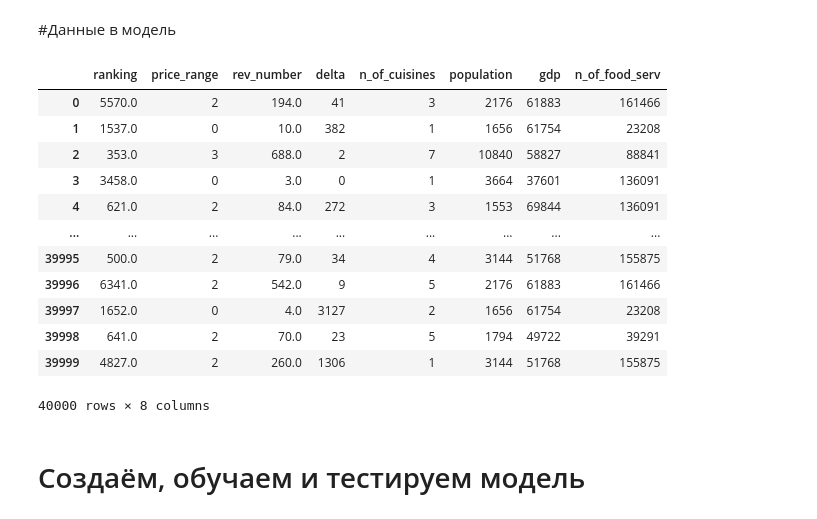
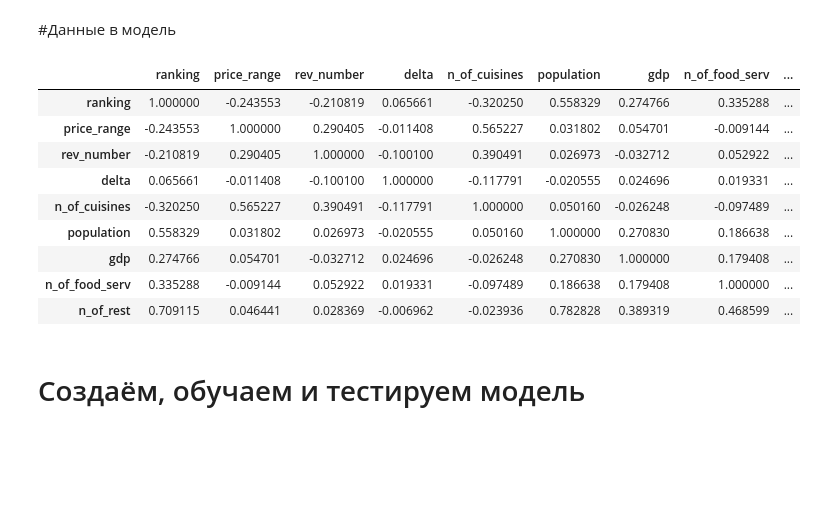
Before and after one commit to akitim/SkillFactory_projects, a Jupyter notebook: Проект_3_О_вкусной_и_здоровой_пище.ipynb, the cells around one changed output. Saved outputs shown, nothing was run; the diff lists cells and outputs as text; code cells hidden in the pictures; blank space fills up the shorter version.

```diff
--- a/Проект_3_О_вкусной_и_здоровой_пище.ipynb
+++ b/Проект_3_О_вкусной_и_здоровой_пище.ipynb
@@ -153,6 +153,9 @@ n_of_food_serv = {
 }
 rest.loc[:, 'n_of_food_serv'] = rest.loc[:, 'city'].apply(lambda city: n_of_food_serv[city])
 
+n_of_rest = rest.loc[:, 'city'].value_counts()
+rest.loc[:, 'n_of_rest'] = rest.loc[:, 'city'].apply(lambda city: n_of_rest[city])
+
 #получаем dummies из столбца cuisine и  прикрепляем его к осн. датафрейму
 # rest = pd.concat([
 #          rest,
@@ -367,22 +370,19 @@ ValueError: ignored
 # %%
 # rest_m = rest.loc[:, ['ranking', 'rev_number', 'n_of_cuisines', 'delta', 'population']]
 rest_m = rest.drop(['id', 'city', 'cuisine', 'rating',  'reviews'],
                    axis=1)
-rest_m
+rest_m.corr()
 # %% [output]
-|  | ranking | price_range | rev_number | delta | n_of_cuisines | population | gdp | n_of_food_serv |
-| 0 | 5570.0 | 2 | 194.0 | 41 | 3 | 2176 | 61883 | 161466 |
-| 1 | 1537.0 | 0 | 10.0 | 382 | 1 | 1656 | 61754 | 23208 |
-| 2 | 353.0 | 3 | 688.0 | 2 | 7 | 10840 | 58827 | 88841 |
-| 3 | 3458.0 | 0 | 3.0 | 0 | 1 | 3664 | 37601 | 136091 |
-| 4 | 621.0 | 2 | 84.0 | 272 | 3 | 1553 | 69844 | 136091 |
-| ... | ... | ... | ... | ... | ... | ... | ... | ... |
-| 39995 | 500.0 | 2 | 79.0 | 34 | 4 | 3144 | 51768 | 155875 |
-| 39996 | 6341.0 | 2 | 542.0 | 9 | 5 | 2176 | 61883 | 161466 |
-| 39997 | 1652.0 | 0 | 4.0 | 3127 | 2 | 1656 | 61754 | 23208 |
-| 39998 | 641.0 | 2 | 70.0 | 23 | 5 | 1794 | 49722 | 39291 |
-| 39999 | 4827.0 | 2 | 260.0 | 1306 | 1 | 3144 | 51768 | 155875 |
+|  | ranking | price_range | rev_number | delta | n_of_cuisines | population | gdp | n_of_food_serv | ... |
+| ranking | 1.000000 | -0.243553 | -0.210819 | 0.065661 | -0.320250 | 0.558329 | 0.274766 | 0.335288 | ... |
+| price_range | -0.243553 | 1.000000 | 0.290405 | -0.011408 | 0.565227 | 0.031802 | 0.054701 | -0.009144 | ... |
+| rev_number | -0.210819 | 0.290405 | 1.000000 | -0.100100 | 0.390491 | 0.026973 | -0.032712 | 0.052922 | ... |
+| delta | 0.065661 | -0.011408 | -0.100100 | 1.000000 | -0.117791 | -0.020555 | 0.024696 | 0.019331 | ... |
+| n_of_cuisines | -0.320250 | 0.565227 | 0.390491 | -0.117791 | 1.000000 | 0.050160 | -0.026248 | -0.097489 | ... |
+| population | 0.558329 | 0.031802 | 0.026973 | -0.020555 | 0.050160 | 1.000000 | 0.270830 | 0.186638 | ... |
+| gdp | 0.274766 | 0.054701 | -0.032712 | 0.024696 | -0.026248 | 0.270830 | 1.000000 | 0.179408 | ... |
+| n_of_food_serv | 0.335288 | -0.009144 | 0.052922 | 0.019331 | -0.097489 | 0.186638 | 0.179408 | 1.000000 | ... |
+| n_of_rest | 0.709115 | 0.046441 | 0.028369 | -0.006962 | -0.023936 | 0.782828 | 0.389319 | 0.468599 | ... |
-40000 rows × 8 columns
 # %% [markdown]
 # Создаём, обучаем и тестируем модель
 # %%
```
Also changed, not shown: parts of 2 cells of this notebook.
